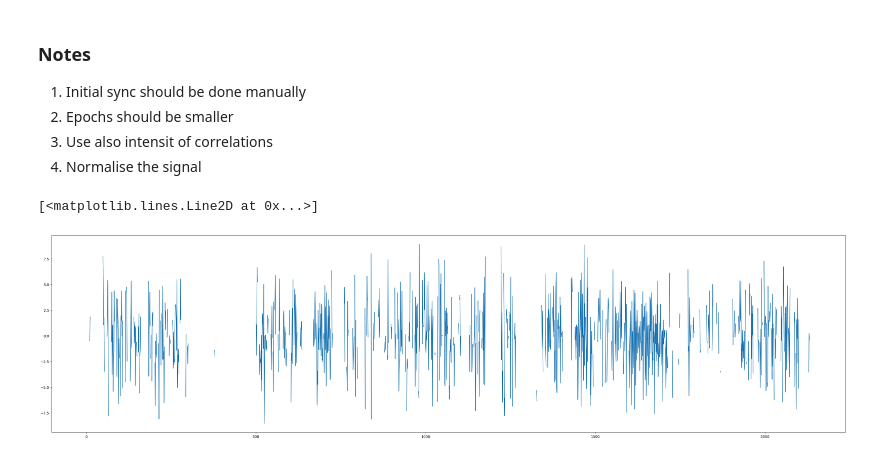
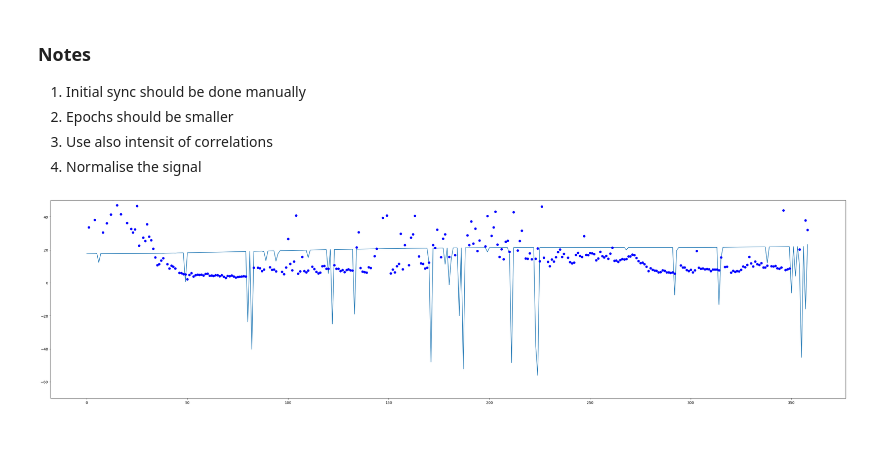
Before and after one commit to iduntech/idn-sync-data, a Jupyter notebook: sync_data.ipynb, the cells around one changed output. Saved outputs shown, nothing was run; the diff lists cells and outputs as text; code cells hidden in the pictures.

```diff
--- a/sync_data.ipynb
+++ b/sync_data.ipynb
@@ -153,17 +159,0 @@ plt.ylim(-200, 200)
-# %%
-# create s sine wave with numpy
-num_samples = 100
-shift = 1
-# create a random signal with numpy
-random_signal = np.random.randn(num_samples)
-random_signal_shifted = np.roll(random_signal, shift)
-# add small noise to the signal
-random_signal_shifted += np.random.randn(num_samples) * 0.4
-
-correlation, lag = calculate_lag(random_signal, random_signal_shifted)
-
-fig, ax = plt.subplots(1, 1, figsize=(12, 4))
-plt.plot(random_signal)
-plt.plot(random_signal_shifted)
-
-print(f"Lag: {lag}")
@@ -173,8 +160,7 @@ Lag: -1
 # %% [markdown]
 ### Calculate lag
 # %%
-samples_per_epoch = BASE_SAMPLE_RATE * 2 * 60
-
+samples_per_epoch = BASE_SAMPLE_RATE * 60
 prodigy_epochs = epoch_data(prodigy_cleaned_data, samples_per_epoch)
 idun_epochs = epoch_data(idun_cleaned_data, samples_per_epoch)
 # %% [markdown]
@@ -189,20 +175,27 @@ lag_arr = []
 max_corr_arr = []
 for idx, epoch in enumerate(prodigy_epochs):
 
-
-    corr, lag = calculate_lag(epoch, idun_epochs[idx])
+    corr, max_corr, lag = calculate_lag(epoch, idun_epochs[idx])
+    max_corr_arr.append(max_corr)
     # chekck that lag is not nan
-    fig, ax = plt.subplots(1, 1, figsize=(12, 4))
-    plt.plot(epoch, label="prodigy")
-    plt.plot(0.8*idun_epochs[idx], label="idun")
+    # fig, ax = plt.subplots(1, 1, figsize=(12, 4))
+    # create seconds plot based on length of epoch and sampling rate
+    seconds = np.arange(0, len(epoch)/BASE_SAMPLE_RATE, 1/BASE_SAMPLE_RATE)
+    # plt.plot(seconds,epoch, label="prodigy")
+    # plt.plot(seconds,0.8*idun_epochs[idx], label="idun")
+    # count the number of digits in the max correlation
+    num_digits = len(str(int(max_corr)))
+    # plt.title(f"Lag: {lag/250}, Correlation: {num_digits}")
     correlation_arr.append(corr)
     lag_arr.append(lag)
 # %%
-
+lag_arr_copy = lag_arr[1:].copy()
 
 # Assuming the above code, we just continue:
 plt.figure(figsize=(40, 10))
-plt.plot(np.array(lag_arr)/250)
+plt.plot(np.array(lag_arr_copy)/250)
+plt.plot(np.array(max_corr_arr)/len(lag_arr_copy), 'bo')
+plt.ylim(-70,50)
+plt.show()
 # %% [output]
-[<matplotlib.lines.Line2D at 0x...>]
-[figure, old version]
+[figure, new version]
```
Also changed, not shown: parts of 20 cells of this notebook, 2 other files.
